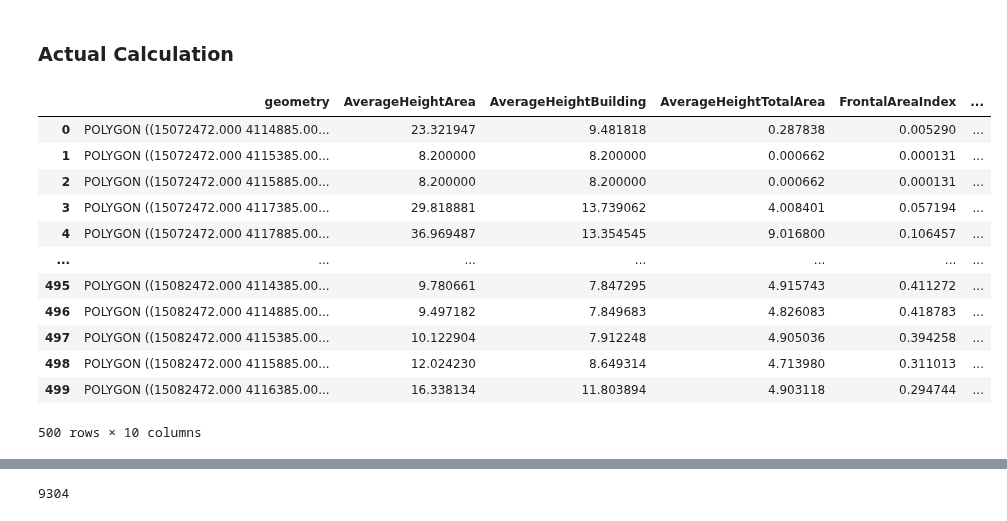
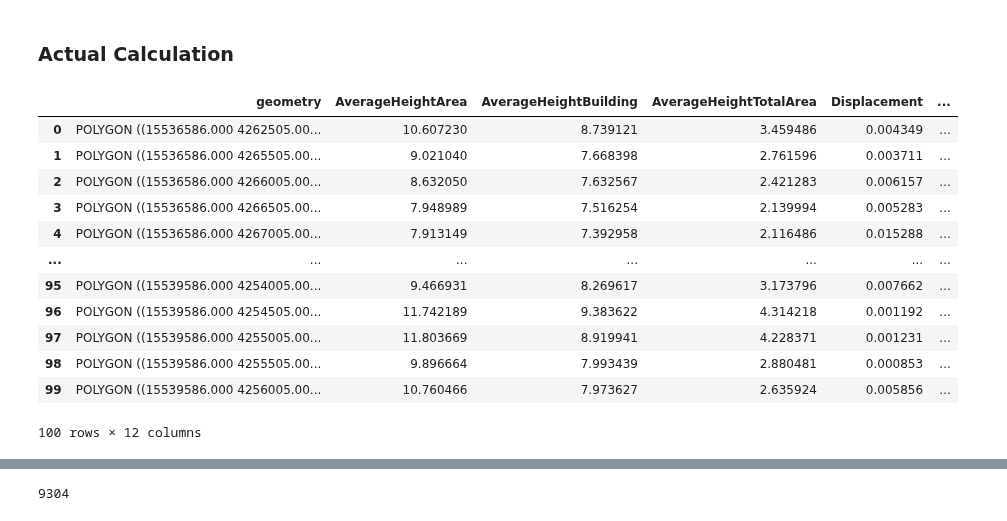
Before and after one commit to LQCHAN022/UMP-estimation, a Jupyter notebook: data_pipeline.ipynb, the cells around one changed output, grey strips where cells are left out. Saved outputs shown, nothing was run; the diff lists cells and outputs as text; code cells hidden in the pictures.

```diff
--- a/data_pipeline.ipynb
+++ b/data_pipeline.ipynb
@@ -780,13 +783,13 @@ ny_grid_gen.generateGrid(step= 500, width= 1000, round_f= round).to_feather("dat
 # %% [markdown]
 ## Calculate UMP and export as y
 # %%
-# Tokyo
-tokyo_gdf = gpd.read_feather("data/full_Tokyo_plateau/tokyo_fixed.feather")
-tokyo_grid = gpd.read_feather("data/full_Tokyo_plateau/tokyo_grid.feather")
+# # Tokyo
+# tokyo_gdf = gpd.read_feather("data/full_Tokyo_plateau/tokyo_fixed.feather")
+# tokyo_grid = gpd.read_feather("data/full_Tokyo_plateau/tokyo_grid.feather")
 
-# Osaka
-osaka_gdf = gpd.read_feather("data/osaka/osaka_multipoly.feather")
-osaka_grid = gpd.read_feather("data/osaka/osaka_grid.feather")
+# # Osaka
+# osaka_gdf = gpd.read_feather("data/osaka/osaka_multipoly.feather")
+# osaka_grid = gpd.read_feather("data/osaka/osaka_grid.feather")
 
 # New York
 ny_gdf = gpd.read_feather("data/NewYork_2/new_york_multi.feather")
@@ -833,22 +846,24 @@ dtype: object
 # %%
 from tqdm.auto import tqdm
 tqdm.pandas()
 
-pd.concat([osaka_grid[:500], osaka_grid[:500].progress_apply(lambda x: calculateUMP(osaka_gdf, x["geometry"]), axis= 1, result_type= "expand")], axis= 1)
+pd.concat([tokyo_grid[:100], tokyo_grid[:100].progress_apply(lambda x: calculateUMP(tokyo_gdf, x["geometry"]), axis= 1, result_type= "expand")], axis= 1)
+
+# 1:49
 # %% [output]
-|  | geometry | AverageHeightArea | AverageHeightBuilding | AverageHeightTotalArea | FrontalAreaIndex | ... |
-| 0 | POLYGON ((15072472.000 4114885.00... | 23.321947 | 9.481818 | 0.287838 | 0.005290 | ... |
-| 1 | POLYGON ((15072472.000 4115385.00... | 8.200000 | 8.200000 | 0.000662 | 0.000131 | ... |
-| 2 | POLYGON ((15072472.000 4115885.00... | 8.200000 | 8.200000 | 0.000662 | 0.000131 | ... |
-| 3 | POLYGON ((15072472.000 4117385.00... | 29.818881 | 13.739062 | 4.008401 | 0.057194 | ... |
-| 4 | POLYGON ((15072472.000 4117885.00... | 36.969487 | 13.354545 | 9.016800 | 0.106457 | ... |
+|  | geometry | AverageHeightArea | AverageHeightBuilding | AverageHeightTotalArea | Displacement | ... |
+| 0 | POLYGON ((15536586.000 4262505.00... | 10.607230 | 8.739121 | 3.459486 | 0.004349 | ... |
+| 1 | POLYGON ((15536586.000 4265505.00... | 9.021040 | 7.668398 | 2.761596 | 0.003711 | ... |
+| 2 | POLYGON ((15536586.000 4266005.00... | 8.632050 | 7.632567 | 2.421283 | 0.006157 | ... |
+| 3 | POLYGON ((15536586.000 4266505.00... | 7.948989 | 7.516254 | 2.139994 | 0.005283 | ... |
+| 4 | POLYGON ((15536586.000 4267005.00... | 7.913149 | 7.392958 | 2.116486 | 0.015288 | ... |
 | ... | ... | ... | ... | ... | ... | ... |
-| 495 | POLYGON ((15082472.000 4114385.00... | 9.780661 | 7.847295 | 4.915743 | 0.411272 | ... |
-| 496 | POLYGON ((15082472.000 4114885.00... | 9.497182 | 7.849683 | 4.826083 | 0.418783 | ... |
-| 497 | POLYGON ((15082472.000 4115385.00... | 10.122904 | 7.912248 | 4.905036 | 0.394258 | ... |
-| 498 | POLYGON ((15082472.000 4115885.00... | 12.024230 | 8.649314 | 4.713980 | 0.311013 | ... |
-| 499 | POLYGON ((15082472.000 4116385.00... | 16.338134 | 11.803894 | 4.903118 | 0.294744 | ... |
+| 95 | POLYGON ((15539586.000 4254005.00... | 9.466931 | 8.269617 | 3.173796 | 0.007662 | ... |
+| 96 | POLYGON ((15539586.000 4254505.00... | 11.742189 | 9.383622 | 4.314218 | 0.001192 | ... |
+| 97 | POLYGON ((15539586.000 4255005.00... | 11.803669 | 8.919941 | 4.228371 | 0.001231 | ... |
+| 98 | POLYGON ((15539586.000 4255505.00... | 9.896664 | 7.993439 | 2.880481 | 0.000853 | ... |
+| 99 | POLYGON ((15539586.000 4256005.00... | 10.760466 | 7.973627 | 2.635924 | 0.005856 | ... |
-500 rows × 10 columns
+100 rows × 12 columns
 # %%
 from tqdm.dask import TqdmCallback
 
```
Also changed, not shown: parts of 27 cells of this notebook, 2 other files.
